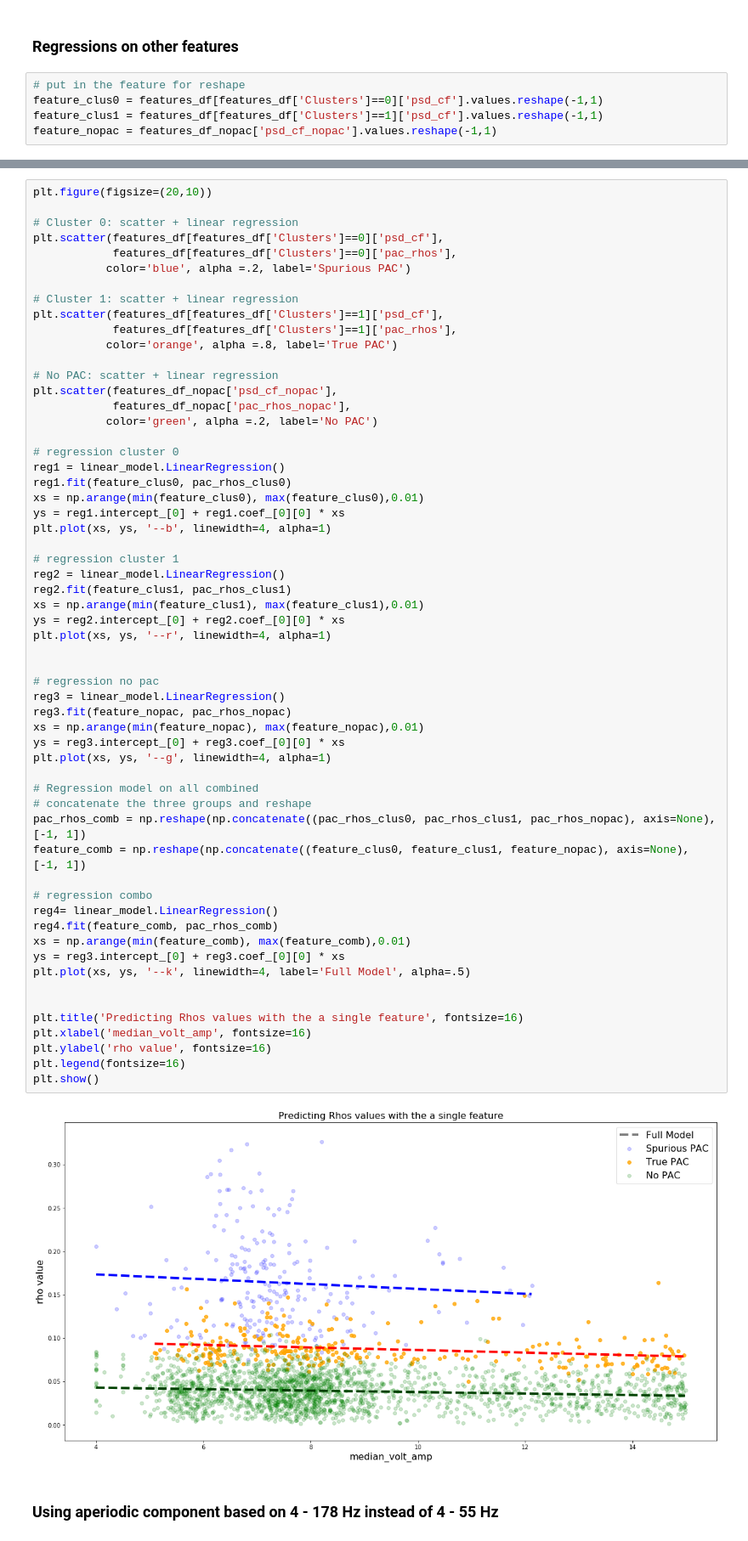
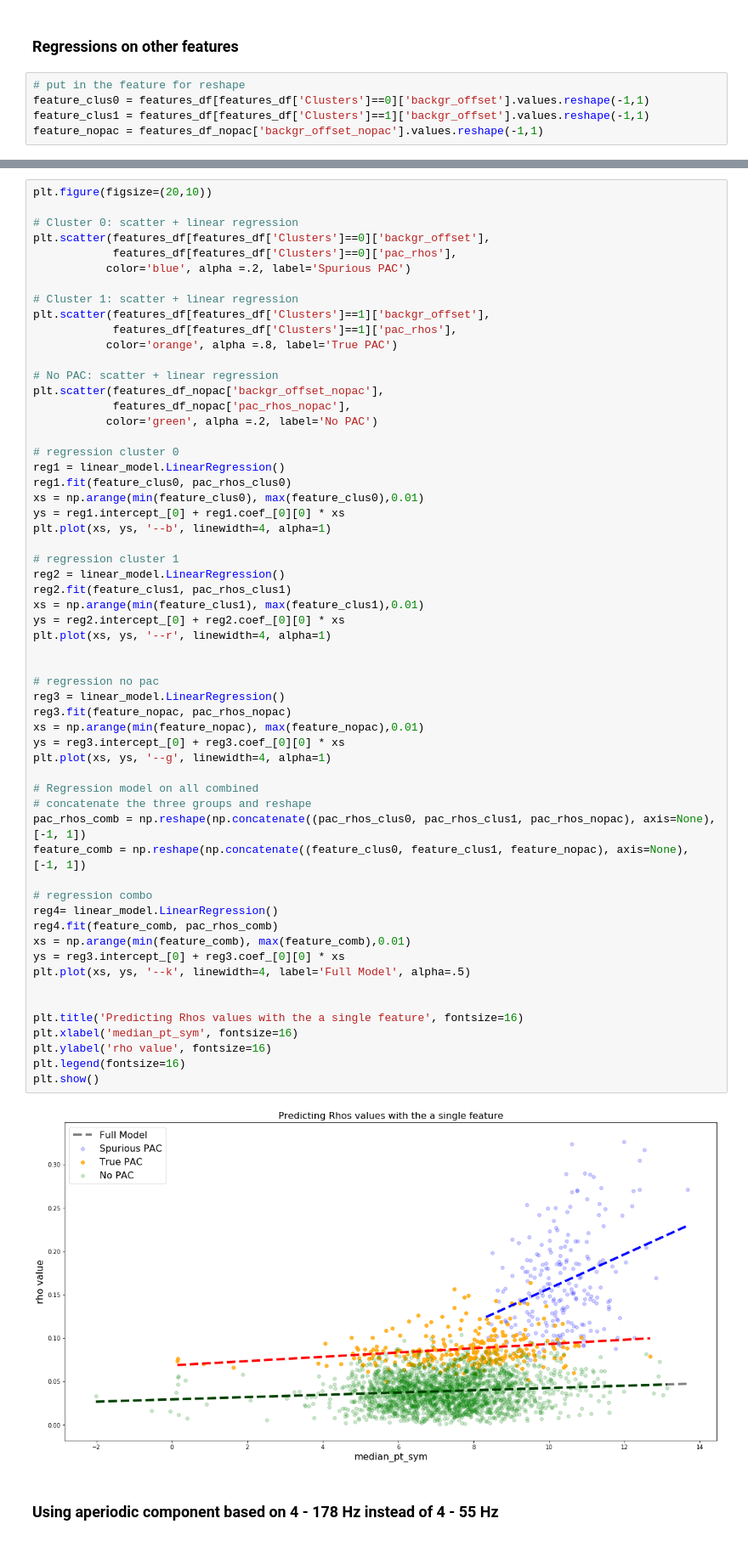
Before and after one commit to JaapVanDerAar/project_pac, a Jupyter notebook: pac_jupyter/4. Investigating the Aperiodic Component in PAC.ipynb, the cells around one changed output, grey strips where cells are left out. Shown at 85% size. Saved outputs shown, nothing was run; the diff lists cells and outputs as text.

```diff
--- a/pac_jupyter/4. Investigating the Aperiodic Component in PAC.ipynb
+++ b/pac_jupyter/4. Investigating the Aperiodic Component in PAC.ipynb
@@ -230,9 +229,9 @@ plt.show()
 ### Regressions on other features
 # %%
 # put in the feature for reshape
-feature_clus0 = features_df[features_df['Clusters']==0]['psd_cf'].values.reshape(-1,1)
-feature_clus1 = features_df[features_df['Clusters']==1]['psd_cf'].values.reshape(-1,1)
-feature_nopac = features_df_nopac['psd_cf_nopac'].values.reshape(-1,1)
+feature_clus0 = features_df[features_df['Clusters']==0]['backgr_offset'].values.reshape(-1,1)
+feature_clus1 = features_df[features_df['Clusters']==1]['backgr_offset'].values.reshape(-1,1)
+feature_nopac = features_df_nopac['backgr_offset_nopac'].values.reshape(-1,1)
 # %%
 features_df.columns
 features_df_nopac.columns
@@ -246,17 +246,17 @@ Index(['pac_rhos_nopac', 'resamp_zvals_nopac', 'median_rd_sym_nopac',
 plt.figure(figsize=(20,10))
 
 # Cluster 0: scatter + linear regression
-plt.scatter(features_df[features_df['Clusters']==0]['psd_cf'],
+plt.scatter(features_df[features_df['Clusters']==0]['backgr_offset'],
             features_df[features_df['Clusters']==0]['pac_rhos'],
            color='blue', alpha =.2, label='Spurious PAC')
 
 # Cluster 1: scatter + linear regression
-plt.scatter(features_df[features_df['Clusters']==1]['psd_cf'],
+plt.scatter(features_df[features_df['Clusters']==1]['backgr_offset'],
             features_df[features_df['Clusters']==1]['pac_rhos'],
            color='orange', alpha =.8, label='True PAC')
 
 # No PAC: scatter + linear regression
-plt.scatter(features_df_nopac['psd_cf_nopac'],
+plt.scatter(features_df_nopac['backgr_offset_nopac'],
             features_df_nopac['pac_rhos_nopac'],
            color='green', alpha =.2, label='No PAC')
 
@@ -273,35 +273,35 @@ reg2.fit(feature_clus1, pac_rhos_clus1)
 xs = np.arange(min(feature_clus1), max(feature_clus1),0.01)
 ys = reg2.intercept_[0] + reg2.coef_[0][0] * xs
 plt.plot(xs, ys, '--r', linewidth=4, alpha=1)
 
 
 # regression no pac
 reg3 = linear_model.LinearRegression()
 reg3.fit(feature_nopac, pac_rhos_nopac)
 xs = np.arange(min(feature_nopac), max(feature_nopac),0.01)
 ys = reg3.intercept_[0] + reg3.coef_[0][0] * xs
 plt.plot(xs, ys, '--g', linewidth=4, alpha=1)
 
 # Regression model on all combined
 # concatenate the three groups and reshape
 pac_rhos_comb = np.reshape(np.concatenate((pac_rhos_clus0, pac_rhos_clus1, pac_rhos_nopac), axis=None), [-1, 1])
 feature_comb = np.reshape(np.concatenate((feature_clus0, feature_clus1, feature_nopac), axis=None), [-1, 1])
 
 # regression combo
 reg4= linear_model.LinearRegression()
 reg4.fit(feature_comb, pac_rhos_comb)
 xs = np.arange(min(feature_comb), max(feature_comb),0.01)
 ys = reg3.intercept_[0] + reg3.coef_[0][0] * xs
 plt.plot(xs, ys, '--k', linewidth=4, label='Full Model', alpha=.5)
 
 
 plt.title('Predicting Rhos values with the a single feature', fontsize=16)
-plt.xlabel('median_volt_amp', fontsize=16)
+plt.xlabel('median_pt_sym', fontsize=16)
 plt.ylabel('rho value', fontsize=16)
 plt.legend(fontsize=16)
 plt.show()
 # %% [output]
-[figure, old version]
+[figure, new version]
 # %% [markdown]
 ### Using aperiodic component based on 4 - 178 Hz instead of 4 - 55 Hz
 # %%
```
Also changed, not shown: parts of 13 cells of this notebook, 1 other file.
